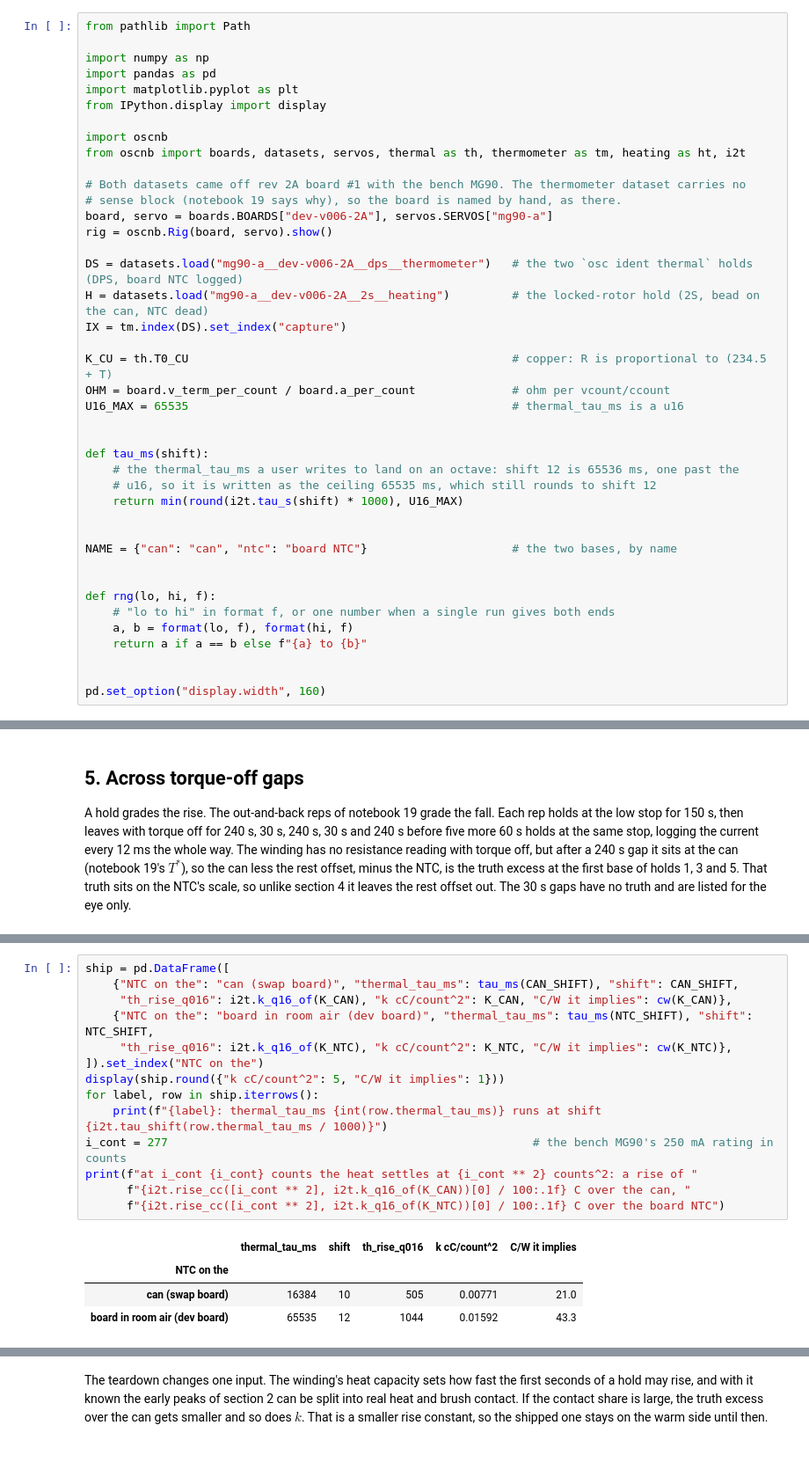
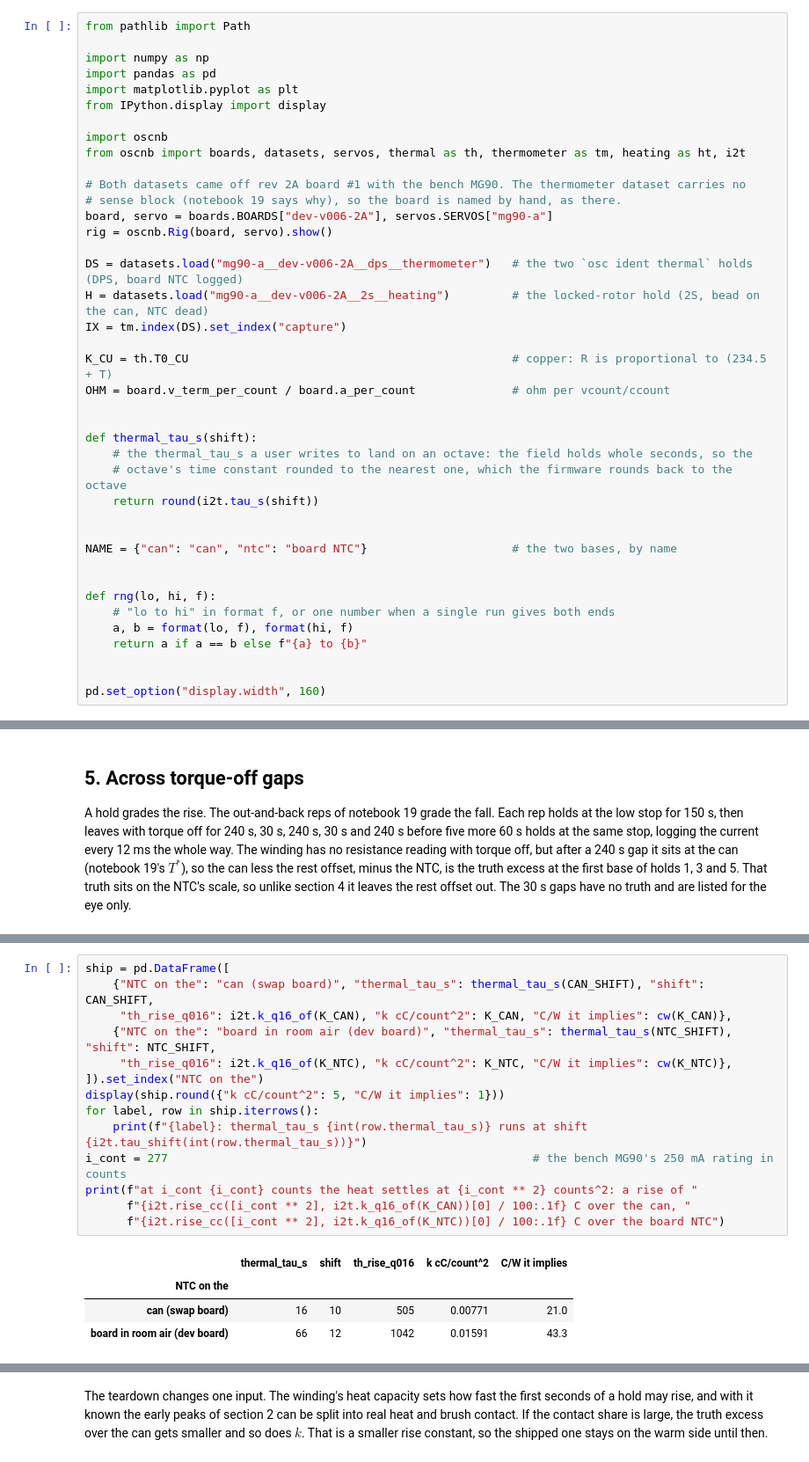
Before and after one commit to OpenServoCore/open-servo-core, a Jupyter notebook: notebooks/21-i2t-winding-estimate.ipynb, the cells around one changed output, grey strips where cells are left out. Shown at 88% size. Cells and saved outputs as stored; diff of their text form.

```diff
--- a/notebooks/21-i2t-winding-estimate.ipynb
+++ b/notebooks/21-i2t-winding-estimate.ipynb
@@ -43,13 +43,12 @@ IX = tm.index(DS).set_index("capture")
 
 K_CU = th.T0_CU                                               # copper: R is proportional to (234.5 + T)
 OHM = board.v_term_per_count / board.a_per_count              # ohm per vcount/ccount
-U16_MAX = 65535                                               # thermal_tau_ms is a u16
 
 
-def tau_ms(shift):
-    # the thermal_tau_ms a user writes to land on an octave: shift 12 is 65536 ms, one past the
-    # u16, so it is written as the ceiling 65535 ms, which still rounds to shift 12
-    return min(round(i2t.tau_s(shift) * 1000), U16_MAX)
+def thermal_tau_s(shift):
+    # the thermal_tau_s a user writes to land on an octave: the field holds whole seconds, so the
+    # octave's time constant rounded to the nearest one, which the firmware rounds back to the octave
+    return round(i2t.tau_s(shift))
 
 
 NAME = {"can": "can", "ntc": "board NTC"}                     # the two bases, by name
@@ -614,19 +618,19 @@ gets for the bench MG90 until the teardown refines it. The dev board's 65.5 s le
 # %%
 ship = pd.DataFrame([
-    {"NTC on the": "can (swap board)", "thermal_tau_ms": tau_ms(CAN_SHIFT), "shift": CAN_SHIFT,
+    {"NTC on the": "can (swap board)", "thermal_tau_s": thermal_tau_s(CAN_SHIFT), "shift": CAN_SHIFT,
      "th_rise_q016": i2t.k_q16_of(K_CAN), "k cC/count^2": K_CAN, "C/W it implies": cw(K_CAN)},
-    {"NTC on the": "board in room air (dev board)", "thermal_tau_ms": tau_ms(NTC_SHIFT), "shift": NTC_SHIFT,
+    {"NTC on the": "board in room air (dev board)", "thermal_tau_s": thermal_tau_s(NTC_SHIFT), "shift": NTC_SHIFT,
      "th_rise_q016": i2t.k_q16_of(K_NTC), "k cC/count^2": K_NTC, "C/W it implies": cw(K_NTC)},
 ]).set_index("NTC on the")
 display(ship.round({"k cC/count^2": 5, "C/W it implies": 1}))
 for label, row in ship.iterrows():
-    print(f"{label}: thermal_tau_ms {int(row.thermal_tau_ms)} runs at shift {i2t.tau_shift(row.thermal_tau_ms / 1000)}")
+    print(f"{label}: thermal_tau_s {int(row.thermal_tau_s)} runs at shift {i2t.tau_shift(int(row.thermal_tau_s))}")
 i_cont = 277                                                     # the bench MG90's 250 mA rating in counts
 print(f"at i_cont {i_cont} counts the heat settles at {i_cont ** 2} counts^2: a rise of "
       f"{i2t.rise_cc([i_cont ** 2], i2t.k_q16_of(K_CAN))[0] / 100:.1f} C over the can, "
       f"{i2t.rise_cc([i_cont ** 2], i2t.k_q16_of(K_NTC))[0] / 100:.1f} C over the board NTC")
 # %% [output]
-|  | thermal_tau_ms | shift | th_rise_q016 | k cC/count^2 | C/W it implies |
+|  | thermal_tau_s | shift | th_rise_q016 | k cC/count^2 | C/W it implies |
 | NTC on the |  |  |  |  |  |
-| can (swap board) | 16384 | 10 | 505 | 0.00771 | 21.0 |
-| board in room air (dev board) | 65535 | 12 | 1044 | 0.01592 | 43.3 |
+| can (swap board) | 16 | 10 | 505 | 0.00771 | 21.0 |
+| board in room air (dev board) | 66 | 12 | 1042 | 0.01591 | 43.3 |
```
Also changed, not shown: parts of 15 cells of this notebook, 21 other files.
